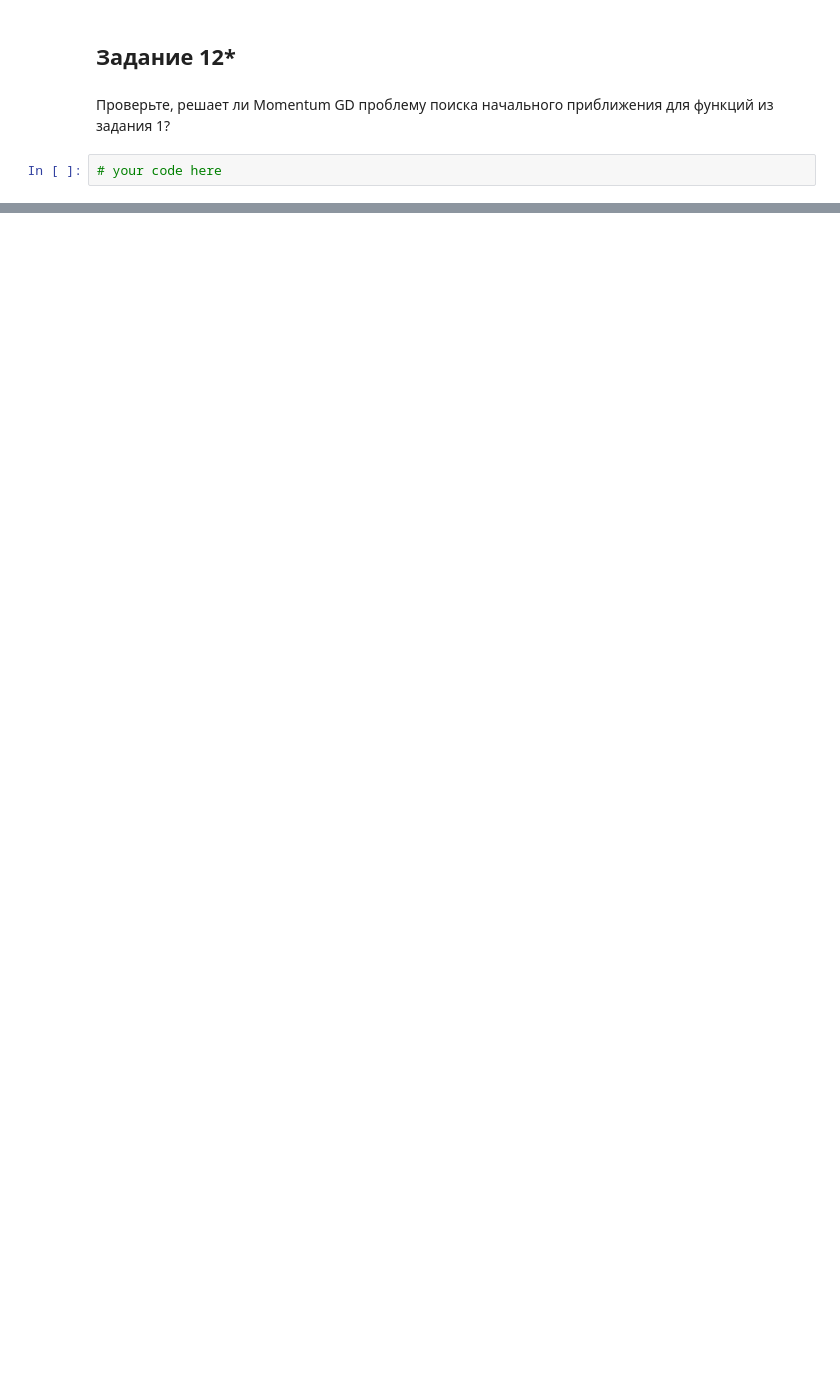
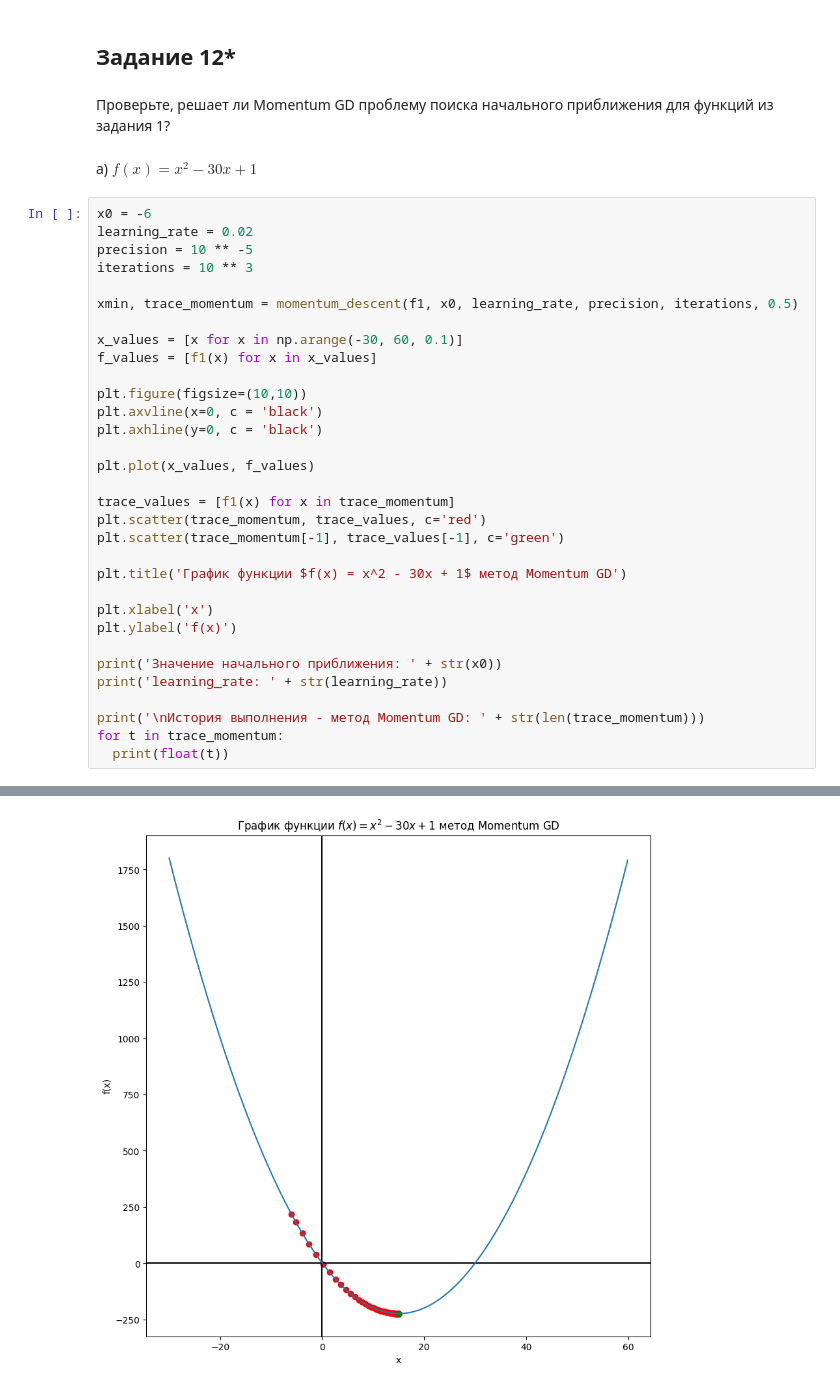
Before and after one commit to olegoid/MLDS_math_2022, a Jupyter notebook: Домашки/mlhs_math_practice_01.ipynb, the cells around one changed output, grey strips where cells are left out. Cells and saved outputs as stored; diff of their text form; blank space fills up the shorter version.

```diff
--- a/Домашки/mlhs_math_practice_01.ipynb
+++ b/Домашки/mlhs_math_practice_01.ipynb
@@ -767,5 +786,38 @@ learning_rate: 0.01
 ## Задание 12*
 # %% [markdown]
 Проверьте, решает ли Momentum GD проблему поиска начального приближения для функций из задания 1?
-# %%
-# your code here
+# %% [markdown]
+a) $f(x) = x^2 - 30x + 1$
+# %%
+x0 = -6
+learning_rate = 0.02
+precision = 10 ** -5
+iterations = 10 ** 3
+
+xmin, trace_momentum = momentum_descent(f1, x0, learning_rate, precision, iterations, 0.5)
+
+x_values = [x for x in np.arange(-30, 60, 0.1)]
+f_values = [f1(x) for x in x_values]
+
+plt.figure(figsize=(10,10))
+plt.axvline(x=0, c = 'black')
+plt.axhline(y=0, c = 'black')
+
+plt.plot(x_values, f_values)
+
+trace_values = [f1(x) for x in trace_momentum]
+plt.scatter(trace_momentum, trace_values, c='red')
+plt.scatter(trace_momentum[-1], trace_values[-1], c='green')
+
+plt.title('График функции $f(x) = x^2 - 30x + 1$ метод Momentum GD')
+
+plt.xlabel('x')
+plt.ylabel('f(x)')
+
+print('Значение начального приближения: ' + str(x0))
+print('learning_rate: ' + str(learning_rate))
+
+print('\nИстория выполнения - метод Momentum GD: ' + str(len(trace_momentum)))
+for t in trace_momentum:
+  print(float(t))
+# %% [output]
@@ -771,0 +841 @@ learning_rate: 0.01
+[figure, added]
```
Also changed, not shown: parts of 10 cells of this notebook.
